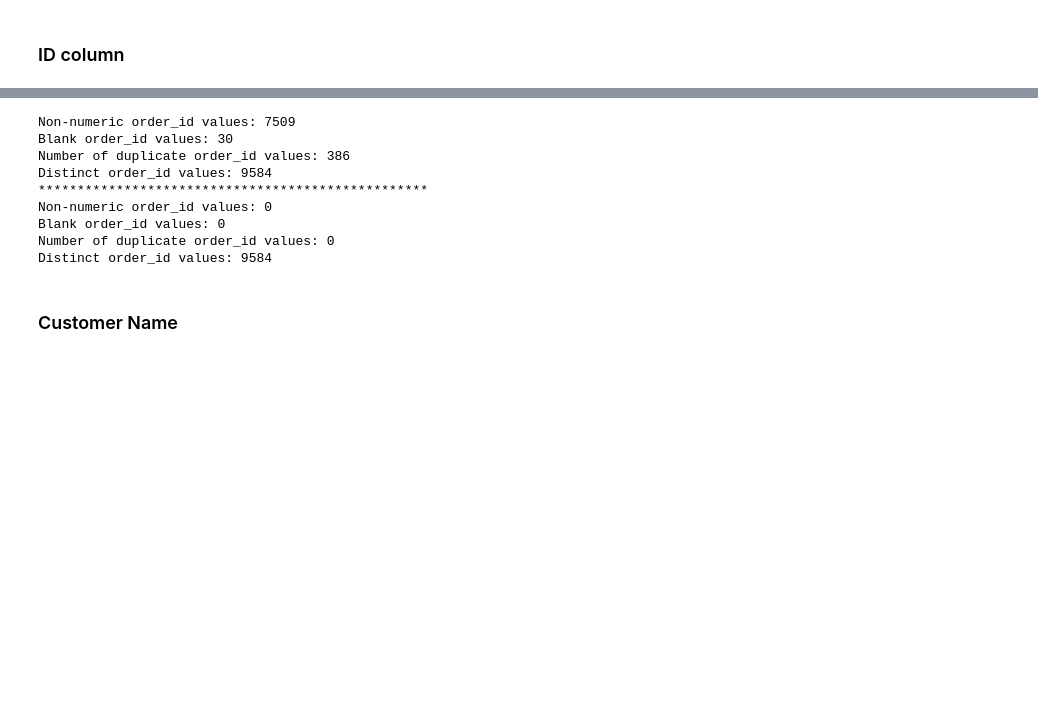
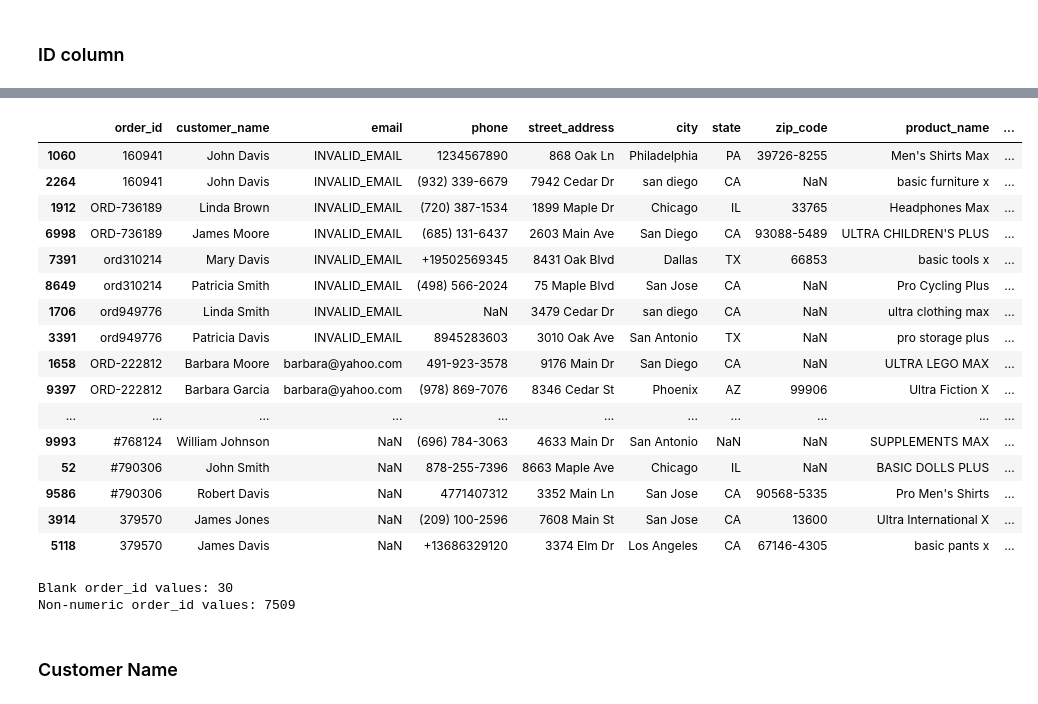
Before and after one commit to shivamchoudhury06/practice, a Jupyter notebook: data_cleaning.ipynb, the cells around one changed output, grey strips where cells are left out. Saved outputs shown, nothing was run; the diff lists cells and outputs as text; code cells hidden in the pictures; blank space fills up the shorter version.

Commit message:
Exploting the ID column

```diff
--- a/data_cleaning.ipynb
+++ b/data_cleaning.ipynb
@@ -26,0 +78,15 @@ Index(['order_id', 'customer_name', 'email', 'phone', 'street_address', 'city',
+# %%
+## Step 2 — Standardize
+
+# Remove all prefixes and non-numeric characters (assumption documented — client confirmed prefixes carry no meaning)
+df['order_id'] = df['order_id'].str.replace(r'[^\d]', '', regex=True)
+# Keep the column as string type
+df['order_id'] = df['order_id'].astype(str)
+# %%
+## Step 3 — Handle Nulls
+
+# Drop rows where order_id is null or blank after standardization
+original_count = len(df)
+df = df[df['order_id'].notna() & (df['order_id'] != '')]
+new_count = len(df)
+print(f"Rows dropped: {original_count - new_count}")
@@ -26,0 +95,8 @@ Index(['order_id', 'customer_name', 'email', 'phone', 'street_address', 'city',
+# %%
+## Step 4 — Handle Duplicates
+
+# Identical rows → keep first occurrence, drop the rest
+df.drop_duplicates(inplace=True)
+# Same ID but different row data → flag them, do not delete, escalate to client
+duplicate_ids = df[df.duplicated(subset=['order_id'], keep=False)]['order_id'].unique()
+print("Duplicate order IDs:", duplicate_ids)
@@ -26,0 +167,4 @@ Index(['order_id', 'customer_name', 'email', 'phone', 'street_address', 'city',
+# %%
+
+#  delete all the customers with NaN values in all the columns
+df.dropna(how="all", inplace=True)
@@ -27,13 +191,33 @@ Index(['order_id', 'customer_name', 'email', 'phone', 'street_address', 'city',
+# %%
+df[df.duplicated(subset=['email', "order_id"], keep=False)].sort_values(by=["email", "order_id"])
+# %% [output]
+|  | order_id | customer_name | email | phone | street_address | city | state | zip_code | product_name | ... |
+| 1060 | 160941 | John Davis | INVALID_EMAIL | 1234567890 | 868 Oak Ln | Philadelphia | PA | 39726-8255 | Men's Shirts Max | ... |
+| 2264 | 160941 | John Davis | INVALID_EMAIL | (932) 339-6679 | 7942 Cedar Dr | san diego | CA | NaN | basic furniture x | ... |
+| 1912 | ORD-736189 | Linda Brown | INVALID_EMAIL | (720) 387-1534 | 1899 Maple Dr | Chicago | IL | 33765 | Headphones Max | ... |
+| 6998 | ORD-736189 | James Moore | INVALID_EMAIL | (685) 131-6437 | 2603 Main Ave | San Diego | CA | 93088-5489 | ULTRA CHILDREN'S PLUS | ... |
+| 7391 | ord310214 | Mary Davis | INVALID_EMAIL | +19502569345 | 8431 Oak Blvd | Dallas | TX | 66853 | basic tools x | ... |
+| 8649 | ord310214 | Patricia Smith | INVALID_EMAIL | (498) 566-2024 | 75 Maple Blvd | San Jose | CA | NaN | Pro Cycling Plus | ... |
+| 1706 | ord949776 | Linda Smith | INVALID_EMAIL | NaN | 3479 Cedar Dr | san diego | CA | NaN | ultra clothing max | ... |
+| 3391 | ord949776 | Patricia Davis | INVALID_EMAIL | 8945283603 | 3010 Oak Ave | San Antonio | TX | NaN | pro storage plus | ... |
+| 1658 | ORD-222812 | Barbara Moore | barbara@yahoo.com | 491-923-3578 | 9176 Main Dr | San Diego | CA | NaN | ULTRA LEGO MAX | ... |
+| 9397 | ORD-222812 | Barbara Garcia | barbara@yahoo.com | (978) 869-7076 | 8346 Cedar St | Phoenix | AZ | 99906 | Ultra Fiction X | ... |
+| ... | ... | ... | ... | ... | ... | ... | ... | ... | ... | ... |
+| 9993 | #768124 | William Johnson | NaN | (696) 784-3063 | 4633 Main Dr | San Antonio | NaN | NaN | SUPPLEMENTS MAX | ... |
+| 52 | #790306 | John Smith | NaN | 878-255-7396 | 8663 Maple Ave | Chicago | IL | NaN | BASIC DOLLS PLUS | ... |
+| 9586 | #790306 | Robert Davis | NaN | 4771407312 | 3352 Main Ln | San Jose | CA | 90568-5335 | Pro Men's Shirts | ... |
+| 3914 | 379570 | James Jones | NaN | (209) 100-2596 | 7608 Main St | San Jose | CA | 13600 | Ultra International X | ... |
+| 5118 | 379570 | James Davis | NaN | +13686329120 | 3374 Elm Dr | Los Angeles | CA | 67146-4305 | basic pants x | ... |
 # %%
-#let us check for any non-numeric values in the order_id column
-print("Non-numeric order_id values:", df["order_id"].str.contains(r'[^\d]').sum())
-# Let is replace any non-numeric values with blank
-df["order_id"] = df["order_id"].str.replace(r'[^\d]', '', regex=True)
-
 # Let us check for any blank values in the order_id column
 print("Blank order_id values:", df["order_id"].isna().sum())
 #Let us drop any blank values in the order_id column
 df.dropna(subset=["order_id"], inplace=True)
+
+#let us check for any non-numeric values in the order_id column
+print("Non-numeric order_id values:", df["order_id"].str.contains(r'[^\d]').sum())
+# # Let is replace any non-numeric values with blank
+df["order_id"] = df["order_id"].str.replace(r'[^\d]', '', regex=True)
 
 # Let us convert the order_id column to string type
 df["order_id"] = df["order_id"].astype(str)
@@ -43,24 +227,17 @@ print("Number of duplicate order_id values:", df["order_id"].duplicated().sum())
 # let us drop them if there are any
 df.drop_duplicates(subset=["order_id"], inplace=True)
 
-print("Distinct order_id values:", df["order_id"].nunique())
+# print("Distinct order_id values:", df["order_id"].nunique())
 
 
-print("*" * 50)
-print("Non-numeric order_id values:", df["order_id"].str.contains(r'[^\d]').sum())
-print("Blank order_id values:", df["order_id"].isna().sum())
-print("Number of duplicate order_id values:", df["order_id"].duplicated().sum())
-print("Distinct order_id values:", df["order_id"].nunique())
+# print("*" * 50)
+# print("Non-numeric order_id values:", df["order_id"].str.contains(r'[^\d]').sum())
+# print("Blank order_id values:", df["order_id"].isna().sum())
+# print("Number of duplicate order_id values:", df["order_id"].duplicated().sum())
+# print("Distinct order_id values:", df["order_id"].nunique())
 # %% [output]
+Blank order_id values: 30
 Non-numeric order_id values: 7509
-Blank order_id values: 30
-Number of duplicate order_id values: 386
-Distinct order_id values: 9584
-**************************************************
-Non-numeric order_id values: 0
-Blank order_id values: 0
-Number of duplicate order_id values: 0
-Distinct order_id values: 9584
 # %% [markdown]
 ### Customer Name
 # %%
```
Also changed, not shown: parts of 8 cells of this notebook.
